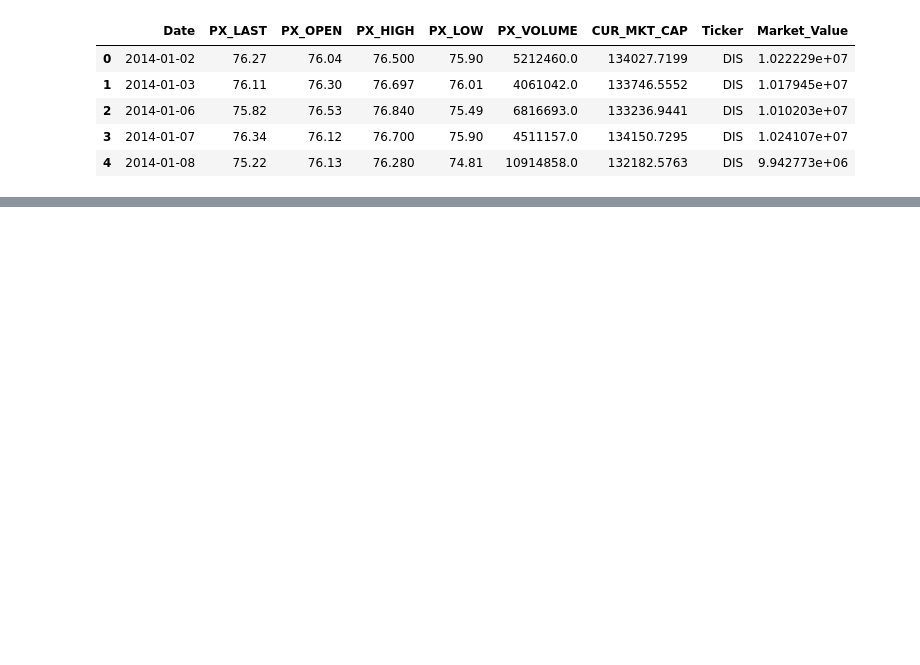
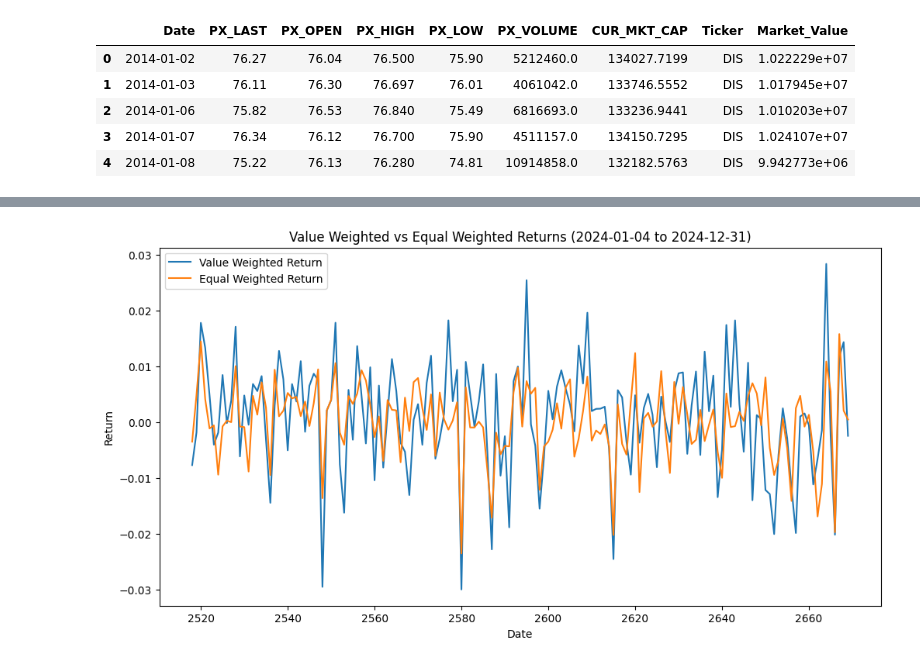
Before and after one commit to williankal/quant_fin, a Jupyter notebook: pedro/part-A.ipynb, the cells around one changed output, grey strips where cells are left out. Drawn from its saved outputs; the diff is of its cells as text; code cells hidden in the pictures; blank space fills up the shorter version.

```diff
--- a/pedro/part-A.ipynb
+++ b/pedro/part-A.ipynb
@@ -24,6 +24,9 @@ df["Value_Weight"] = df["Market_Value"] / df["Total_Market_Value_Day"]
 
 # Equal Weight column
 df["Equal_Weight"] = 1 / n_tickers
+# %%
+# Calculating daily return of the stocks
+df["Daily_Return"] = (df["PX_LAST"] - df["PX_OPEN"]) / df["PX_OPEN"]
 # %%
 import time
 from datetime import datetime
@@ -72,4 +75,4 @@ for tik in tickers:
     list_of_df_tik.append(df_tik)
 # %%
 new_df = pd.concat(list_of_df_tik)
-new_df = new_df.reset_index()
+new_df
@@ -75,0 +93,15 @@ new_df = new_df.reset_index()
+# %%
+new_df["Value_Weight*Daily_Return"] = new_df["Value_Weight"]*new_df["Daily_Return"]
+new_df["Equal_Weight*Daily_Return"] = new_df["Equal_Weight"]*new_df["Daily_Return"]
+# %%
+value_weighted_return = new_df.groupby("Date")["Value_Weight*Daily_Return"].sum()
+
+equal_weighted_return = new_df.groupby("Date")["Equal_Weight*Daily_Return"].sum()
+
+portfolios = pd.DataFrame({
+    "Daily_Return_with_Value_Weighted_Portfolio": value_weighted_return,
+    "Daily_Return_with_Equal_Weighted_Portfolio": equal_weighted_return
+})
+
+portfolios.reset_index(inplace=True)
+portfolios
@@ -75,0 +122,21 @@ new_df = new_df.reset_index()
+# %%
+import matplotlib.pyplot as plt
+
+# Define the date range (adjust the dates to your specific needs)
+start_date = "2024-01-04"
+end_date = "2024-12-31"
+
+filtered_df = portfolios[(portfolios["Date"] >= start_date) & (portfolios["Date"] <= end_date)]
+
+plt.figure(figsize=(12, 6))
+plt.plot(filtered_df.index, filtered_df["Daily_Return_with_Value_Weighted_Portfolio"], label="Value Weighted Return")
+plt.plot(filtered_df.index, filtered_df["Daily_Return_with_Equal_Weighted_Portfolio"], label="Equal Weighted Return")
+
+plt.title(f"Value Weighted vs Equal Weighted Returns ({start_date} to {end_date})")
+plt.xlabel("Date")
+plt.ylabel("Return")
+plt.legend()
+
+plt.show()
+# %% [output]
+[figure, added]
```
Also changed, not shown: parts of 11 cells of this notebook, 2 other files.
